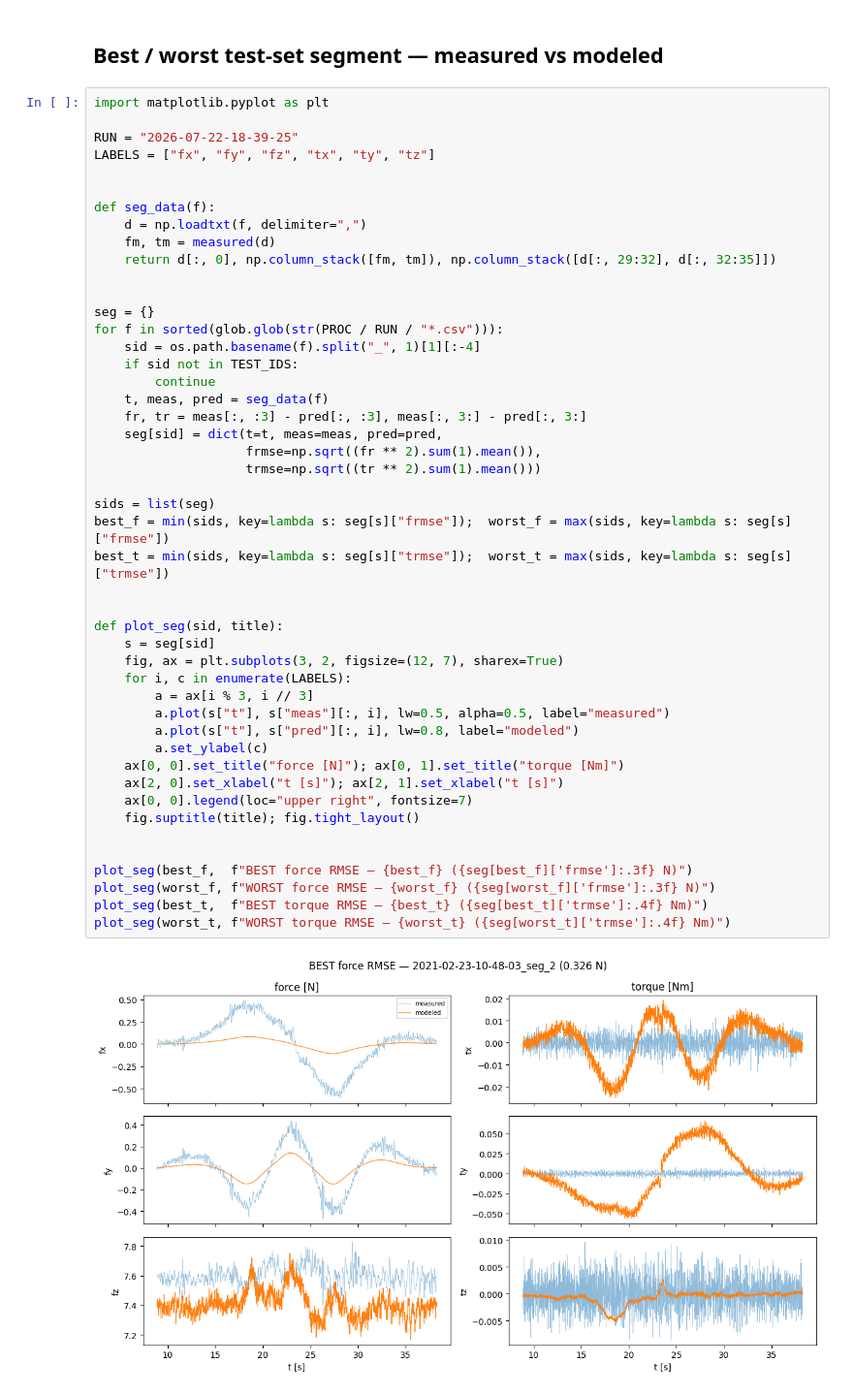
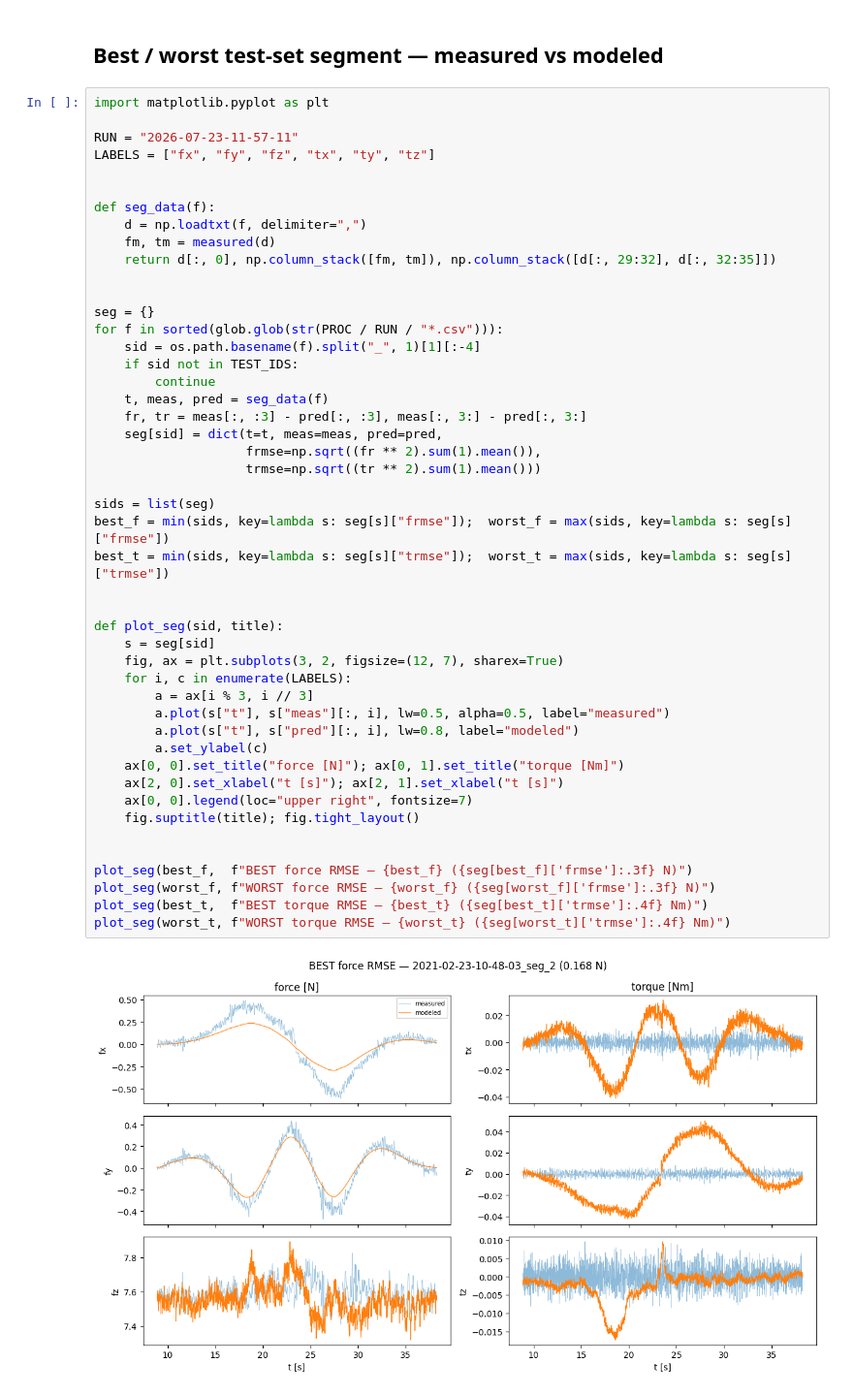
Before and after one commit to andyska09/mrs-BEM, a Jupyter notebook: NeuroBEM/CMAES-results-analysis/table_testset_rmse.ipynb, the cells around one changed output. Shown at 97% size. Cells and saved outputs as stored; diff of their text form.

```diff
--- a/NeuroBEM/CMAES-results-analysis/table_testset_rmse.ipynb
+++ b/NeuroBEM/CMAES-results-analysis/table_testset_rmse.ipynb
@@ -99,7 +99,7 @@ Test-set RMSE (Table II format) — F/M outlined, impr% vs bem baseline
 # %%
 import matplotlib.pyplot as plt
 
-RUN = "2026-07-22-18-39-25"
+RUN = "2026-07-23-11-57-11"
 LABELS = ["fx", "fy", "fz", "tx", "ty", "tz"]
 
 
@@ -117,31 +117,31 @@ for f in sorted(glob.glob(str(PROC / RUN / "*.csv"))):
     t, meas, pred = seg_data(f)
     fr, tr = meas[:, :3] - pred[:, :3], meas[:, 3:] - pred[:, 3:]
     seg[sid] = dict(t=t, meas=meas, pred=pred,
                     frmse=np.sqrt((fr ** 2).sum(1).mean()),
                     trmse=np.sqrt((tr ** 2).sum(1).mean()))
 
 sids = list(seg)
 best_f = min(sids, key=lambda s: seg[s]["frmse"]);  worst_f = max(sids, key=lambda s: seg[s]["frmse"])
 best_t = min(sids, key=lambda s: seg[s]["trmse"]);  worst_t = max(sids, key=lambda s: seg[s]["trmse"])
 
 
 def plot_seg(sid, title):
     s = seg[sid]
     fig, ax = plt.subplots(3, 2, figsize=(12, 7), sharex=True)
     for i, c in enumerate(LABELS):
         a = ax[i % 3, i // 3]
         a.plot(s["t"], s["meas"][:, i], lw=0.5, alpha=0.5, label="measured")
         a.plot(s["t"], s["pred"][:, i], lw=0.8, label="modeled")
         a.set_ylabel(c)
     ax[0, 0].set_title("force [N]"); ax[0, 1].set_title("torque [Nm]")
     ax[2, 0].set_xlabel("t [s]"); ax[2, 1].set_xlabel("t [s]")
     ax[0, 0].legend(loc="upper right", fontsize=7)
     fig.suptitle(title); fig.tight_layout()
 
 
 plot_seg(best_f,  f"BEST force RMSE — {best_f} ({seg[best_f]['frmse']:.3f} N)")
 plot_seg(worst_f, f"WORST force RMSE — {worst_f} ({seg[worst_f]['frmse']:.3f} N)")
 plot_seg(best_t,  f"BEST torque RMSE — {best_t} ({seg[best_t]['trmse']:.4f} Nm)")
 plot_seg(worst_t, f"WORST torque RMSE — {worst_t} ({seg[worst_t]['trmse']:.4f} Nm)")
 # %% [output]
-[figure, old version]
+[figure, new version]
```
Also changed, not shown: parts of 1 cell of this notebook, 2 other files.
